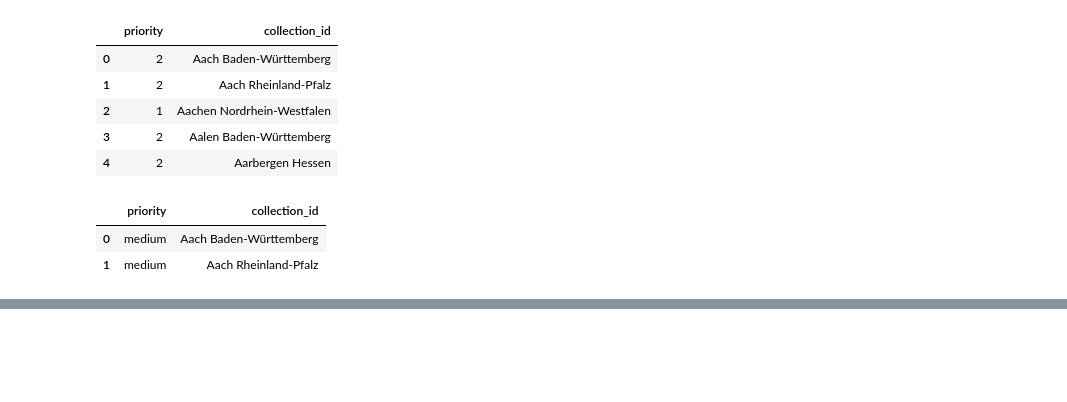
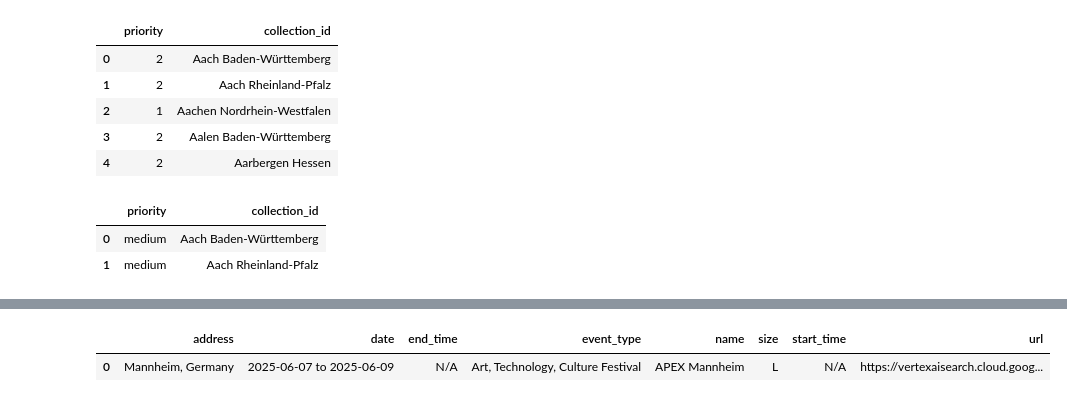
Before and after one commit to justmeloic/staging-dt, a Jupyter notebook: notebooks/seed_locations.ipynb, the cells around one changed output, grey strips where cells are left out. Saved outputs shown, nothing was run; the diff lists cells and outputs as text; code cells hidden in the pictures; blank space fills up the shorter version.

```diff
--- a/notebooks/seed_locations.ipynb
+++ b/notebooks/seed_locations.ipynb
@@ -82,0 +139,7 @@ NotFound: 404 No document to update: projects/de1000-dev-mwc-ran-agent/databases
+# %%
+import pandas as pd
+df = pd.DataFrame.from_dict(event, orient = "index").T
+df
+# %% [output]
+|  | address | date | end_time | event_type | name | size | start_time | url |
+| 0 | Mannheim, Germany | 2025-06-07 to 2025-06-09 | N/A | Art, Technology, Culture Festival | APEX Mannheim | L | N/A | https://vertexaisearch.cloud.goog... |
```
Also changed, not shown: parts of 3 cells of this notebook, 5 other files.
